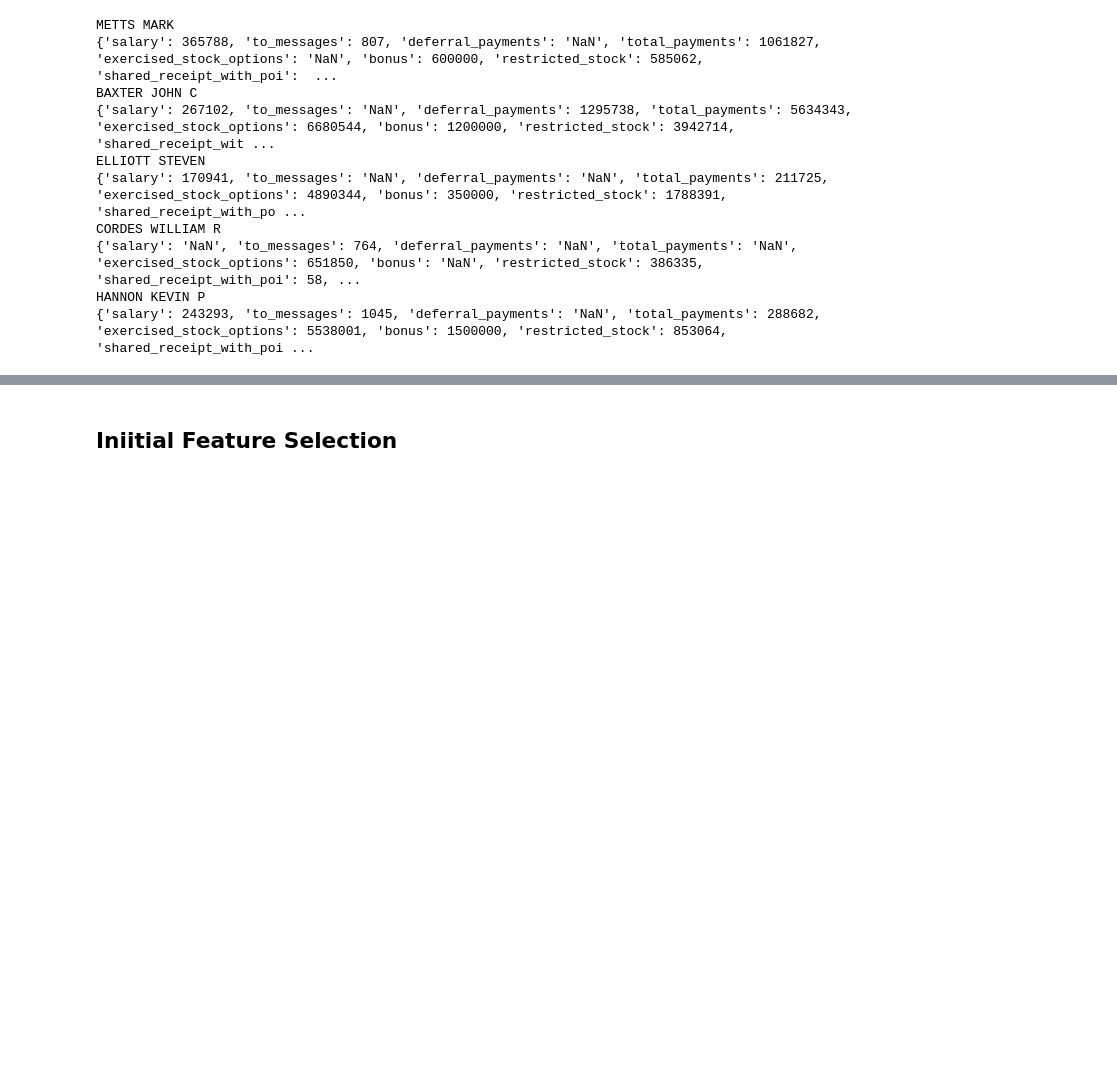
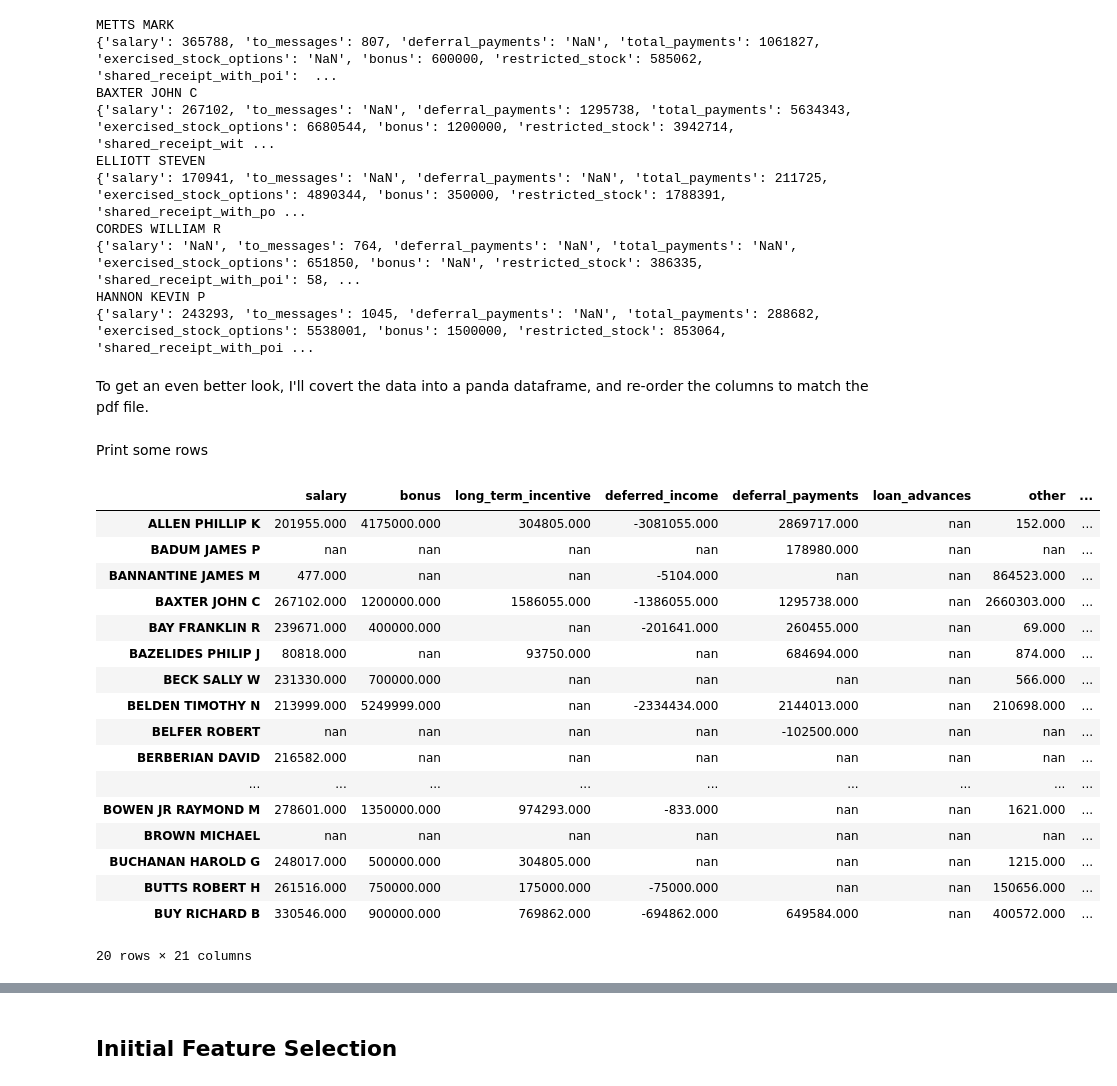
Before and after one commit to mtyszler/IntroToMachineLearning, a Jupyter notebook: MachineLearning_Project_Notes.ipynb, the cells around one changed output, grey strips where cells are left out. Cells and saved outputs as stored; diff of their text form; code cells hidden in the pictures; blank space fills up the shorter version.

```diff
--- a/MachineLearning_Project_Notes.ipynb
+++ b/MachineLearning_Project_Notes.ipynb
@@ -158,3 +158,59 @@ CORDES WILLIAM R
 {'salary': 'NaN', 'to_messages': 764, 'deferral_payments': 'NaN', 'total_payments': 'NaN', 'exercised_stock_options': 651850, 'bonus': 'NaN', 'restricted_stock': 386335, 'shared_receipt_with_poi': 58, ...
 HANNON KEVIN P
 {'salary': 243293, 'to_messages': 1045, 'deferral_payments': 'NaN', 'total_payments': 288682, 'exercised_stock_options': 5538001, 'bonus': 1500000, 'restricted_stock': 853064, 'shared_receipt_with_poi ...
+# %% [markdown]
+To get an even better look, I'll covert the data into a panda dataframe, and re-order the columns to match the pdf file.
+# %%
+import pandas as pd
+# Formatting for the output:
+pd.set_option('display.float_format', lambda x: '%.3f' % x)
+
+# Convert dictionary to DataFrame
+enron_data_df = pd.DataFrame.from_dict(enron_data, orient = 'index', dtype = float)
+
+# re-order columns
+enron_data_df = enron_data_df[
+['salary',
+'bonus',
+'long_term_incentive',
+'deferred_income',
+'deferral_payments',
+'loan_advances',
+'other',
+'expenses',
+'director_fees',
+'total_payments',
+ 'exercised_stock_options',
+'restricted_stock',
+ 'restricted_stock_deferred',
+ 'total_stock_value',
+ 'email_address',
+ 'to_messages',
+ 'shared_receipt_with_poi',
+ 'from_messages',
+ 'from_this_person_to_poi',
+ 'poi',
+ 'from_poi_to_this_person']]
+# %% [markdown]
+Print some rows
+# %%
+enron_data_df.head(20)
+# %% [output]
+|  | salary | bonus | long_term_incentive | deferred_income | deferral_payments | loan_advances | other | ... |
+| ALLEN PHILLIP K | 201955.000 | 4175000.000 | 304805.000 | -3081055.000 | 2869717.000 | nan | 152.000 | ... |
+| BADUM JAMES P | nan | nan | nan | nan | 178980.000 | nan | nan | ... |
+| BANNANTINE JAMES M | 477.000 | nan | nan | -5104.000 | nan | nan | 864523.000 | ... |
+| BAXTER JOHN C | 267102.000 | 1200000.000 | 1586055.000 | -1386055.000 | 1295738.000 | nan | 2660303.000 | ... |
+| BAY FRANKLIN R | 239671.000 | 400000.000 | nan | -201641.000 | 260455.000 | nan | 69.000 | ... |
+| BAZELIDES PHILIP J | 80818.000 | nan | 93750.000 | nan | 684694.000 | nan | 874.000 | ... |
+| BECK SALLY W | 231330.000 | 700000.000 | nan | nan | nan | nan | 566.000 | ... |
+| BELDEN TIMOTHY N | 213999.000 | 5249999.000 | nan | -2334434.000 | 2144013.000 | nan | 210698.000 | ... |
+| BELFER ROBERT | nan | nan | nan | nan | -102500.000 | nan | nan | ... |
+| BERBERIAN DAVID | 216582.000 | nan | nan | nan | nan | nan | nan | ... |
+| ... | ... | ... | ... | ... | ... | ... | ... | ... |
+| BOWEN JR RAYMOND M | 278601.000 | 1350000.000 | 974293.000 | -833.000 | nan | nan | 1621.000 | ... |
+| BROWN MICHAEL | nan | nan | nan | nan | nan | nan | nan | ... |
+| BUCHANAN HAROLD G | 248017.000 | 500000.000 | 304805.000 | nan | nan | nan | 1215.000 | ... |
+| BUTTS ROBERT H | 261516.000 | 750000.000 | 175000.000 | -75000.000 | nan | nan | 150656.000 | ... |
+| BUY RICHARD B | 330546.000 | 900000.000 | 769862.000 | -694862.000 | 649584.000 | nan | 400572.000 | ... |
+20 rows × 21 columns
```
Also changed, not shown: parts of 108 cells of this notebook, 1 other file.
